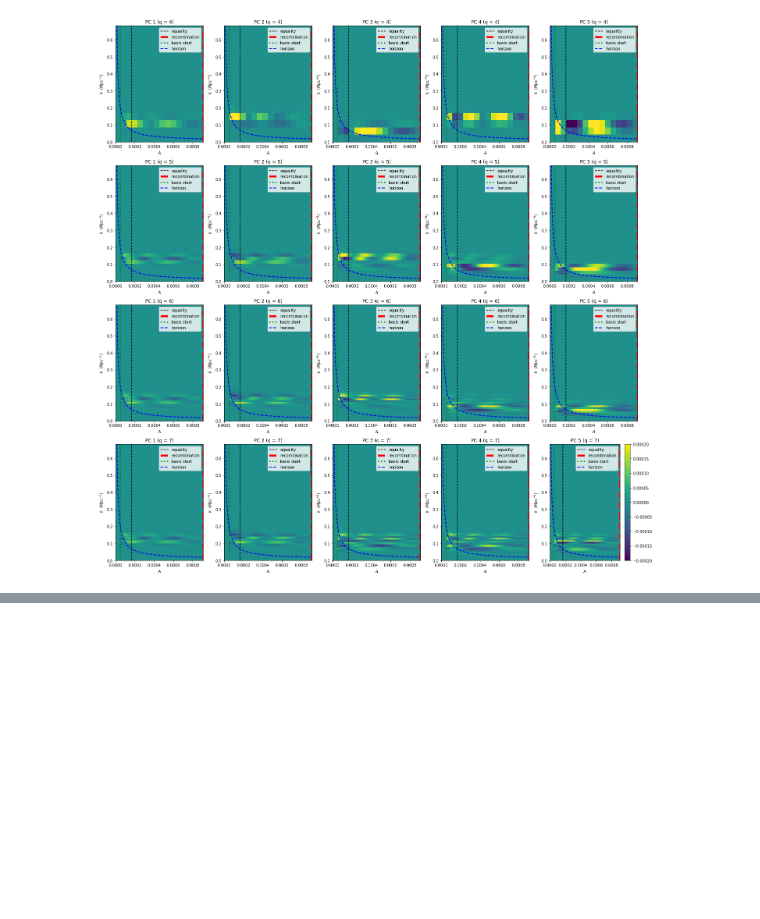
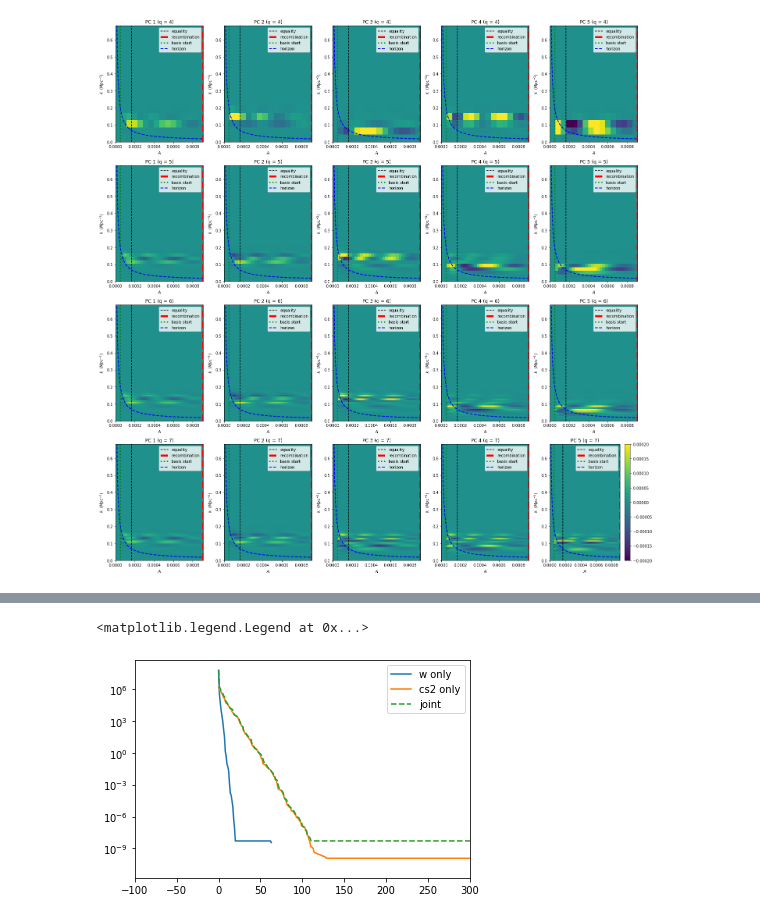
Before and after one commit to aifer4/gdm_pca, a Jupyter notebook: plotting.ipynb, the cells around one changed output, grey strips where cells are left out. Saved outputs shown, nothing was run; the diff lists cells and outputs as text; code cells hidden in the pictures; blank space fills up the shorter version.

```diff
--- a/plotting.ipynb
+++ b/plotting.ipynb
@@ -156,3 +212,15 @@ plt.show()
+# %%
+SV_w = pickle.load(open("output/w-only/SV_q-6_t-7.p", "rb"))
+SV_cs2 = pickle.load(open("output/cs2-only/SV_q-6_t-7.p", "rb"))
+SV_joint = pickle.load(open("output/w-cs2/SV_q-6_t-7.p", "rb"))
+plt.semilogy(SV_w)
+plt.semilogy(SV_cs2)
+plt.semilogy(SV_joint,linestyle='--')
+plt.xlim(-100, 300)
+plt.legend(['w only', 'cs2 only', 'joint'])
+# %% [output]
+<matplotlib.legend.Legend at 0x...>
+[figure, added]
 # %%
 """Plot ellipses from standard parameter Fisher"""
 # parameter name list
```
Also changed, not shown: parts of 4 cells of this notebook, 4 other files.
